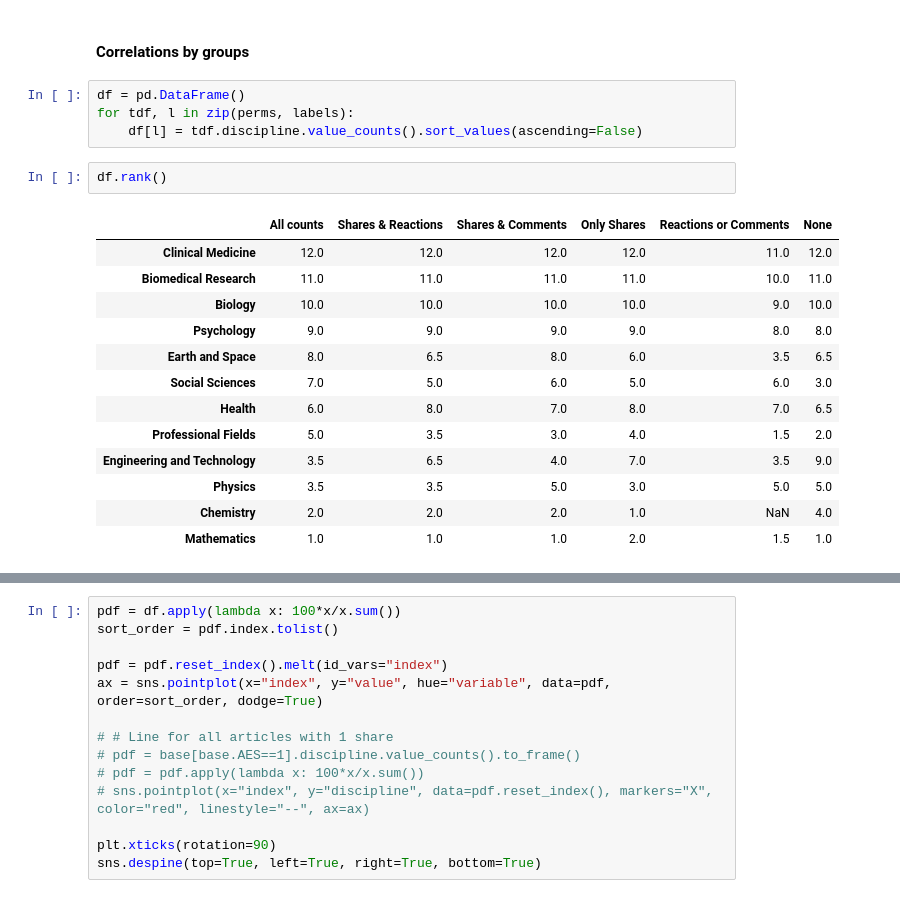
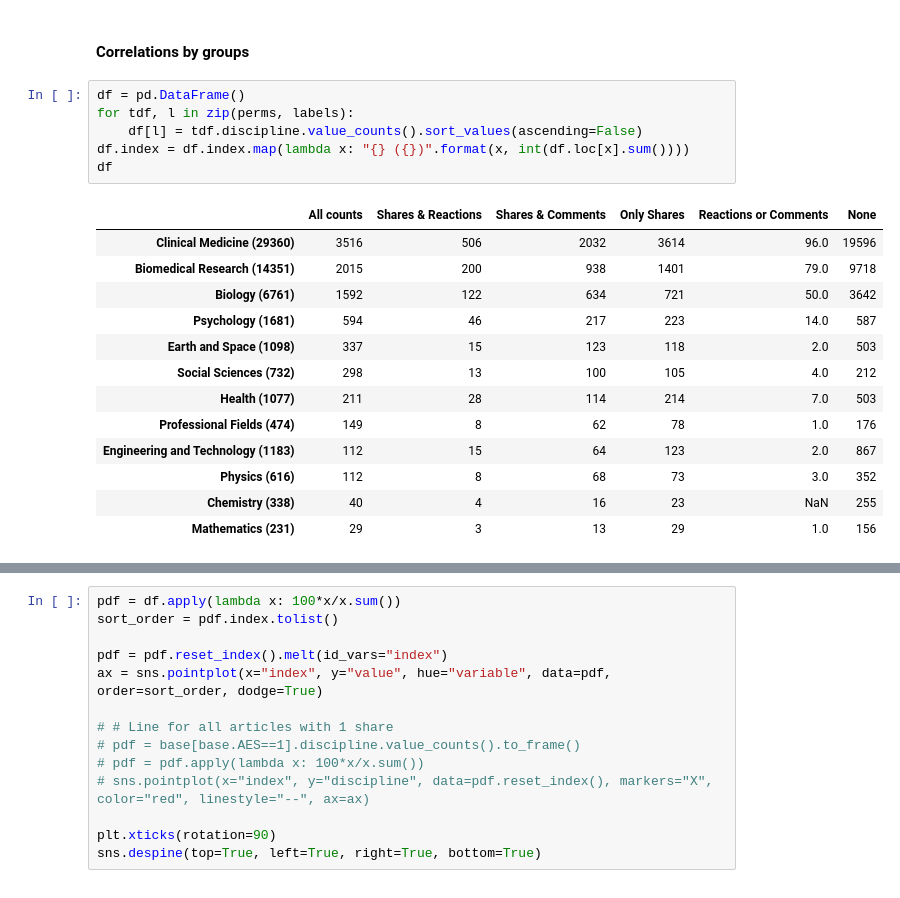
Before and after one commit to ScholCommLab/fhe-plos-private-sharing, a Jupyter notebook: analysis.ipynb, the cells around one changed output, grey strips where cells are left out. Cells and saved outputs as stored; diff of their text form.

```diff
--- a/analysis.ipynb
+++ b/analysis.ipynb
@@ -483,21 +483,21 @@ labels = ['All counts', 'Shares & Reactions', 'Shares & Comments', 'Only Shares'
 # %%
 df = pd.DataFrame()
 for tdf, l in zip(perms, labels):
     df[l] = tdf.discipline.value_counts().sort_values(ascending=False)
+df.index = df.index.map(lambda x: "{} ({})".format(x, int(df.loc[x].sum())))
+df
+# %% [output]
+|  | All counts | Shares & Reactions | Shares & Comments | Only Shares | Reactions or Comments | None |
+| Clinical Medicine (29360) | 3516 | 506 | 2032 | 3614 | 96.0 | 19596 |
+| Biomedical Research (14351) | 2015 | 200 | 938 | 1401 | 79.0 | 9718 |
+| Biology (6761) | 1592 | 122 | 634 | 721 | 50.0 | 3642 |
+| Psychology (1681) | 594 | 46 | 217 | 223 | 14.0 | 587 |
+| Earth and Space (1098) | 337 | 15 | 123 | 118 | 2.0 | 503 |
+| Social Sciences (732) | 298 | 13 | 100 | 105 | 4.0 | 212 |
+| Health (1077) | 211 | 28 | 114 | 214 | 7.0 | 503 |
+| Professional Fields (474) | 149 | 8 | 62 | 78 | 1.0 | 176 |
+| Engineering and Technology (1183) | 112 | 15 | 64 | 123 | 2.0 | 867 |
+| Physics (616) | 112 | 8 | 68 | 73 | 3.0 | 352 |
+| Chemistry (338) | 40 | 4 | 16 | 23 | NaN | 255 |
+| Mathematics (231) | 29 | 3 | 13 | 29 | 1.0 | 156 |
-# %%
-df.rank()
-# %% [output]
-|  | All counts | Shares & Reactions | Shares & Comments | Only Shares | Reactions or Comments | None |
-| Clinical Medicine | 12.0 | 12.0 | 12.0 | 12.0 | 11.0 | 12.0 |
-| Biomedical Research | 11.0 | 11.0 | 11.0 | 11.0 | 10.0 | 11.0 |
-| Biology | 10.0 | 10.0 | 10.0 | 10.0 | 9.0 | 10.0 |
-| Psychology | 9.0 | 9.0 | 9.0 | 9.0 | 8.0 | 8.0 |
-| Earth and Space | 8.0 | 6.5 | 8.0 | 6.0 | 3.5 | 6.5 |
-| Social Sciences | 7.0 | 5.0 | 6.0 | 5.0 | 6.0 | 3.0 |
-| Health | 6.0 | 8.0 | 7.0 | 8.0 | 7.0 | 6.5 |
-| Professional Fields | 5.0 | 3.5 | 3.0 | 4.0 | 1.5 | 2.0 |
-| Engineering and Technology | 3.5 | 6.5 | 4.0 | 7.0 | 3.5 | 9.0 |
-| Physics | 3.5 | 3.5 | 5.0 | 3.0 | 5.0 | 5.0 |
-| Chemistry | 2.0 | 2.0 | 2.0 | 1.0 | NaN | 4.0 |
-| Mathematics | 1.0 | 1.0 | 1.0 | 2.0 | 1.5 | 1.0 |
 # %%
```
Also changed, not shown: parts of 2 cells of this notebook.
